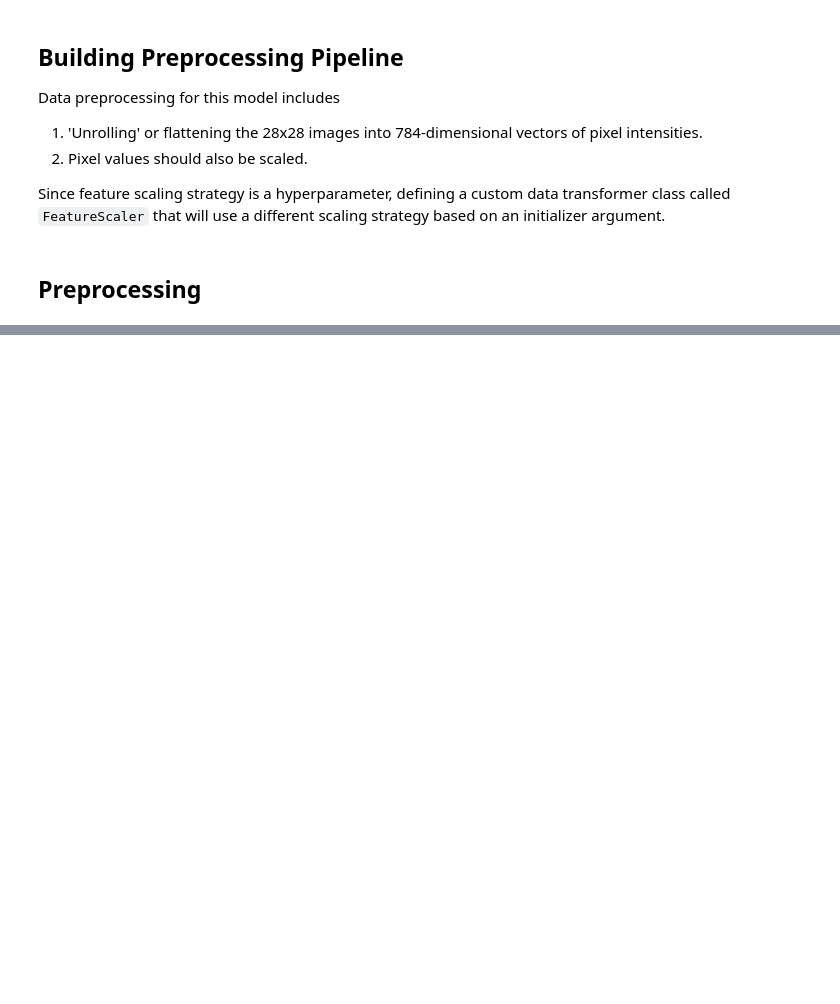
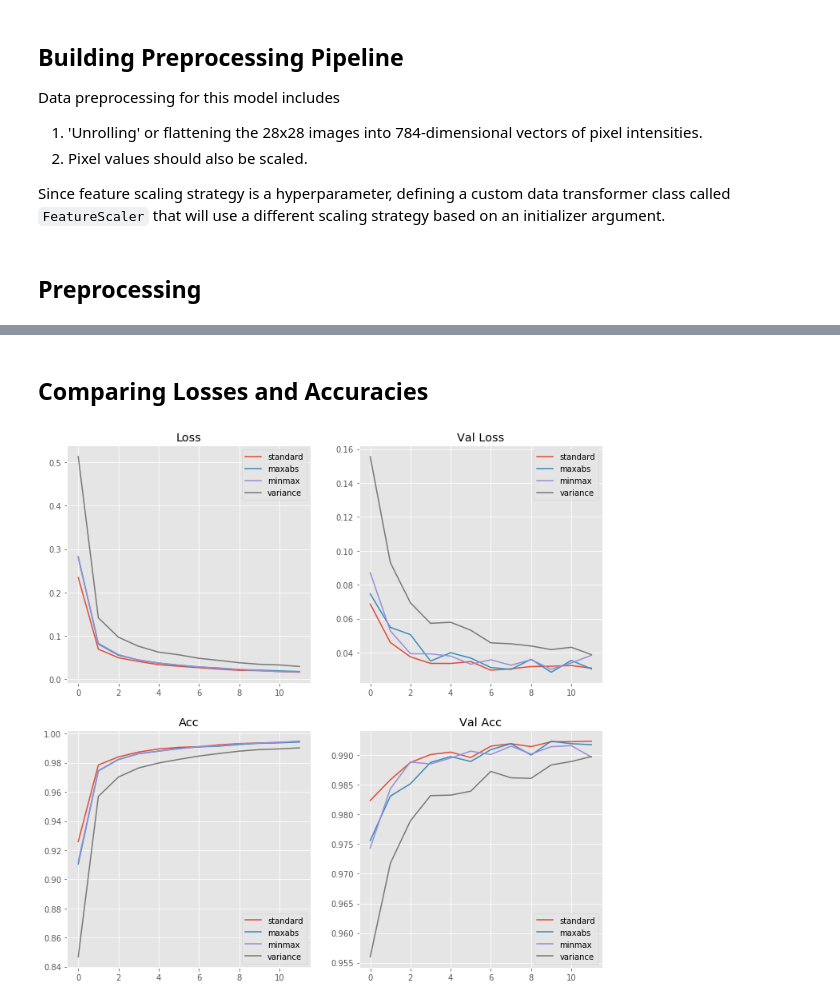
Before and after one commit to SMS-NED16/FYP-DL, a Jupyter notebook: fyp-assignments/02_MNIST_Hyperparams_CNN/FYP Assignment 02 - Hyperparameter Tuning - MNIST Digits.ipynb, the cells around one changed output, grey strips where cells are left out. Drawn from its saved outputs; the diff is of its cells as text; code cells hidden in the pictures; blank space fills up the shorter version.

```diff
--- a/fyp-assignments/02_MNIST_Hyperparams_CNN/FYP Assignment 02 - Hyperparameter Tuning - MNIST Digits.ipynb
+++ b/fyp-assignments/02_MNIST_Hyperparams_CNN/FYP Assignment 02 - Hyperparameter Tuning - MNIST Digits.ipynb
@@ -217,0 +309,3 @@ If using Keras pass *_constraint arguments to layers.
+# %%
+scaling_standard_history = build_model().fit(X_train_standard, y_train, batch_size=128, epochs=12, validation_split=0.2)
+save_history(scaling_standard_history, 'scaling_standard')
@@ -217,0 +332,3 @@ If using Keras pass *_constraint arguments to layers.
+# %%
+scaling_maxabs_history = build_model().fit(X_train_maxabs, y_train, batch_size=128, epochs=12, validation_split=0.2)
+save_history(scaling_maxabs_history, 'scaling_maxabs')
@@ -217,0 +355,4 @@ If using Keras pass *_constraint arguments to layers.
+# %%
+scaling_variance_history = build_model().fit(X_train_variance, y_train, batch_size=128, epochs=12,
+                                            validation_split=0.2)
+save_history(scaling_variance_history, 'scaling_variance')
@@ -217,0 +377,30 @@ If using Keras pass *_constraint arguments to layers.
+# %% [markdown]
+## Comparing Losses and Accuracies
+# %%
+# Store all training histories into a dictionary
+training_histories = {
+    'standard': scaling_standard_history.history,
+    'maxabs': scaling_maxabs_history.history,
+    'minmax': scaling_minmax_history.history,
+    'variance': scaling_variance_history.history
+}
+# %%
+plt.figure(figsize=(12, 12))
+for scaling_strategy, history in training_histories.items():
+    plt.subplot(221)
+    plt.plot(history['loss'], label=scaling_strategy)
+    plt.title('Loss'); plt.legend();
+
+    plt.subplot(222)
+    plt.plot(history['val_loss'], label=scaling_strategy)
+    plt.title('Val Loss'); plt.legend();
+
+    plt.subplot(223)
+    plt.plot(history['acc'], label=scaling_strategy)
+    plt.title('Acc'); plt.legend();
+
+    plt.subplot(224)
+    plt.plot(history['val_acc'], label=scaling_strategy)
+    plt.title('Val Acc'); plt.legend()
+# %% [output]
+[figure, added]
```
Also changed, not shown: parts of 58 cells of this notebook.
